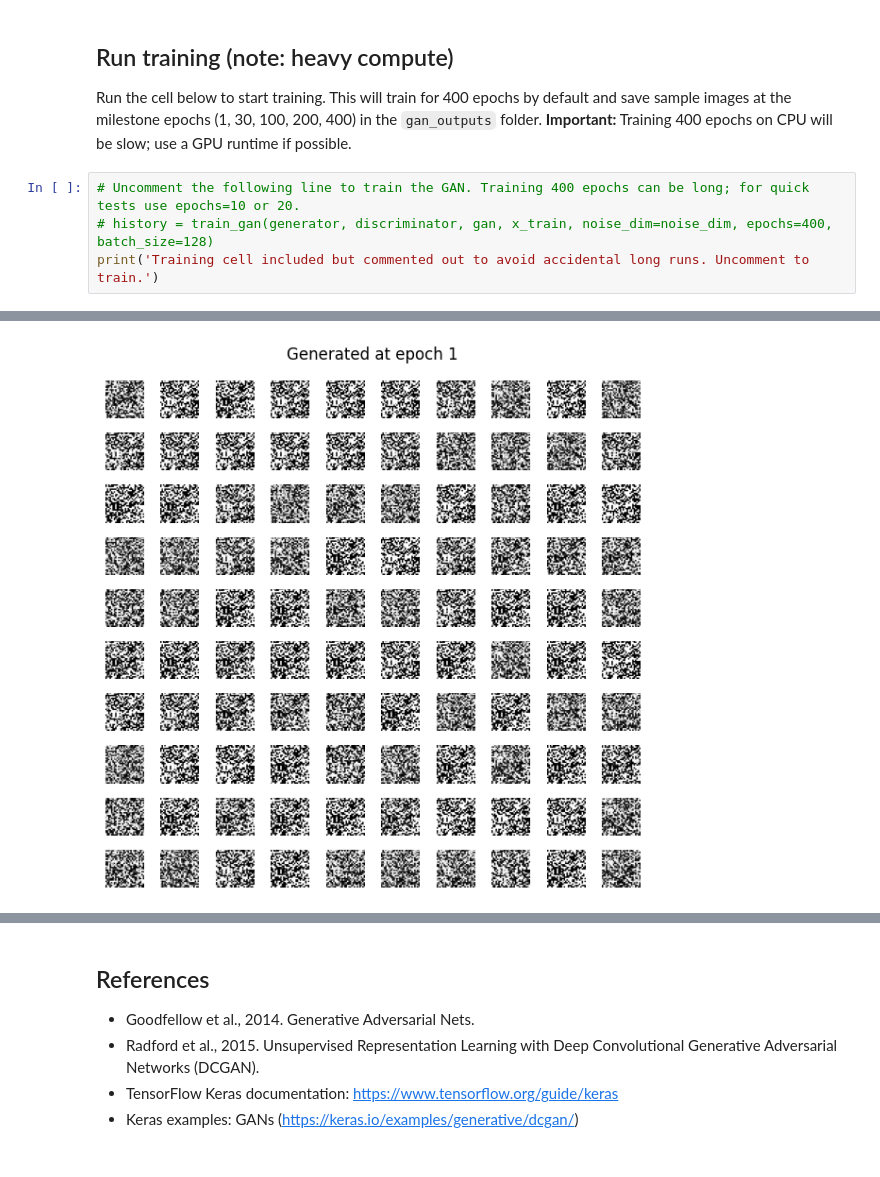
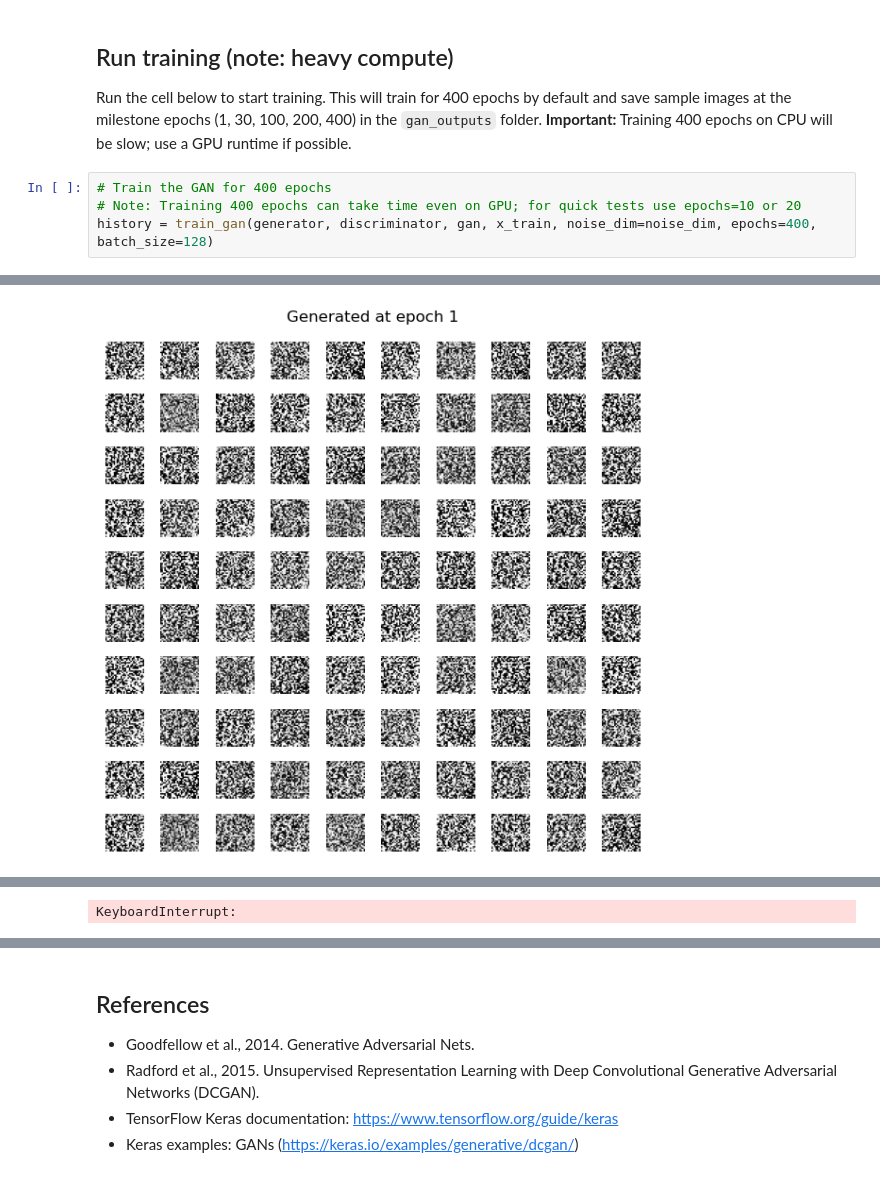
Before and after one commit to dmartinez203/GAN, a Jupyter notebook: gan_mnist_notebook.ipynb, the cells around one changed output, grey strips where cells are left out. Drawn from its saved outputs; the diff is of its cells as text.

```diff
--- a/gan_mnist_notebook.ipynb
+++ b/gan_mnist_notebook.ipynb
@@ -282,7 +361,7 @@ def train_gan(generator, discriminator, gan, data, noise_dim=100, epochs=400, ba
 Run the cell below to start training. This will train for 400 epochs by default and save sample images at the milestone epochs (1, 30, 100, 200, 400) in the `gan_outputs` folder.
 **Important:** Training 400 epochs on CPU will be slow; use a GPU runtime if possible.
 # %%
-# Uncomment the following line to train the GAN. Training 400 epochs can be long; for quick tests use epochs=10 or 20.
-# history = train_gan(generator, discriminator, gan, x_train, noise_dim=noise_dim, epochs=400, batch_size=128)
-print('Training cell included but commented out to avoid accidental long runs. Uncomment to train.')
+# Train the GAN for 400 epochs
+# Note: Training 400 epochs can take time even on GPU; for quick tests use epochs=10 or 20
+history = train_gan(generator, discriminator, gan, x_train, noise_dim=noise_dim, epochs=400, batch_size=128)
 # %% [output]
@@ -306 +403 @@ Epoch 1/10  D_loss=4.6388  G_loss=0.0017  D_acc=0.5000
-[figure, old version]
+[figure, new version]
@@ -324 +421,2 @@ Epoch 1/10  D_loss=4.6388  G_loss=0.0017  D_acc=0.5000
+KeyboardInterrupt:
 # %%
```
Also changed, not shown: parts of 12 cells of this notebook, 12 other files.
